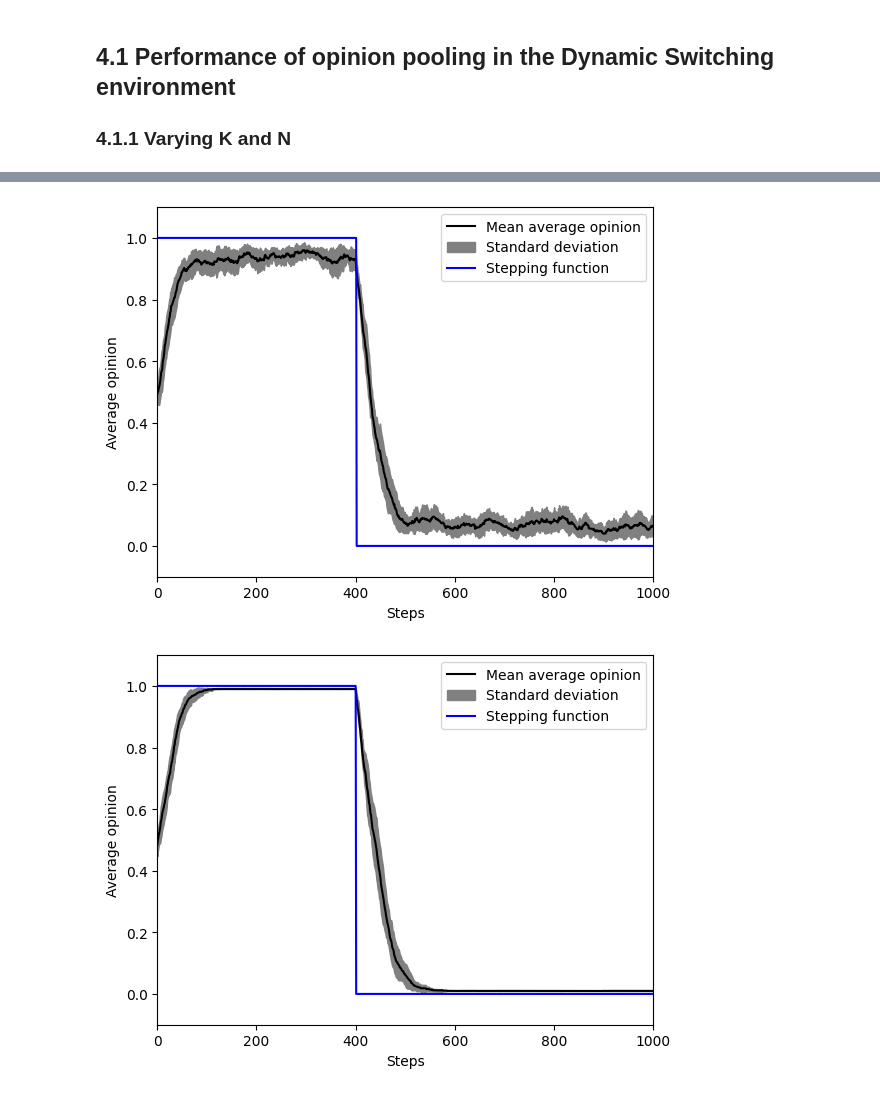
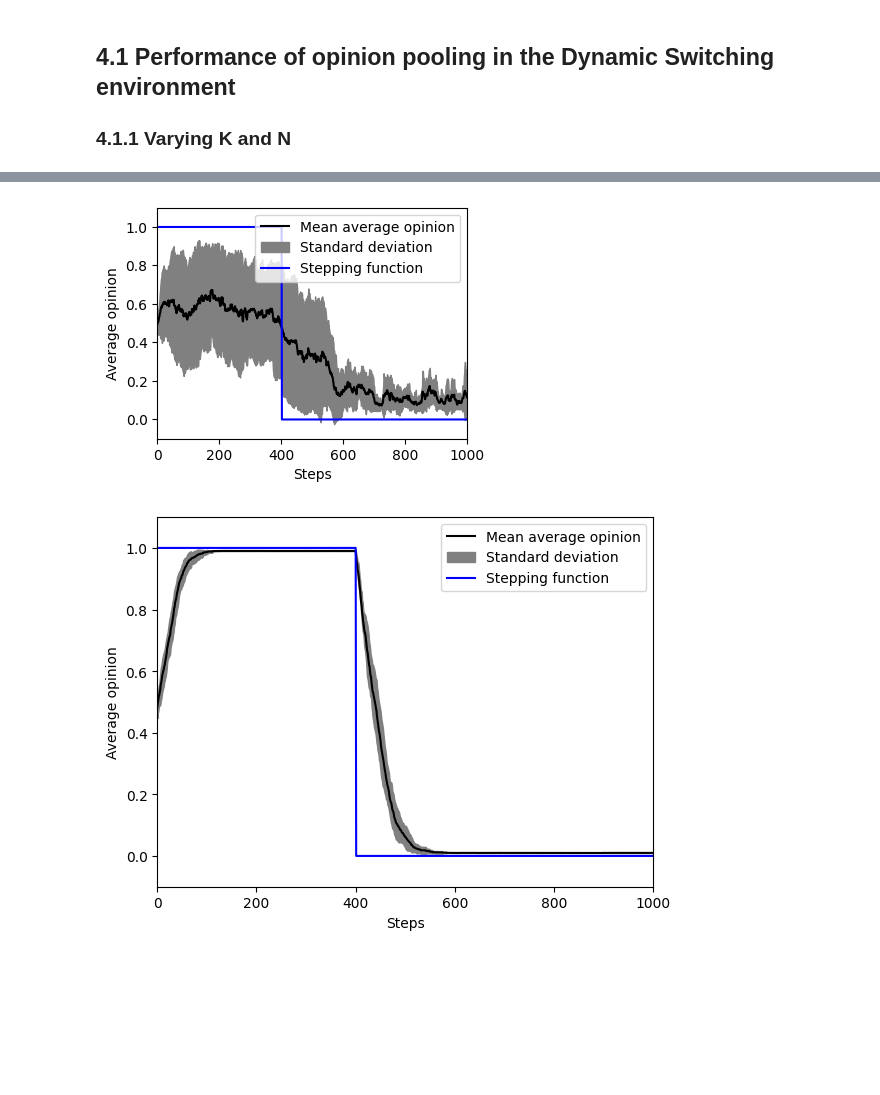
Before and after one commit to TheoLeVay1/Dynamic-Environments-in-Best-of-N, a Jupyter notebook: Model_experimentation.ipynb, the cells around one changed output, grey strips where cells are left out. Drawn from its saved outputs; the diff is of its cells as text; code cells hidden in the pictures; blank space fills up the shorter version.

```diff
--- a/Model_experimentation.ipynb
+++ b/Model_experimentation.ipynb
@@ -282,28 +229,0 @@ plt.savefig('PoolRateFigures/ProdOp/Switching/Reconvergent/VaryingThetaandK/std.
-# %%
-iterations = 10
-max_steps = 1000
-
-params = {"N": 50, "k": 3, "w": 1 , "alpha": 0.05, "epsilon" : 0.02, "inversion_rate" : 0.005,
-              "pooling" : True, "pool_rate" : 0.015,  "uniform" : False, "dynamics" : "switching",
-              "measures" : "none", "dynamic_point" : 400, "s_proportion" : 0}
-
-
-results = mesa.batch_run(Model, parameters=params, number_processes=1,
-                                 data_collection_period=1,display_progress=True,
-                iterations = iterations, max_steps=max_steps)
-
-results_df = pd.DataFrame(results)
-# %%
-iterations = 25
-max_steps = 400
-
-params = {"N": 50, "k": 10, "w": 1 , "alpha": 0.05, "epsilon" : 0.02, "inversion_rate" : 0,
-              "pooling" : True, "pool_rate" : 0.015,  "uniform" : False, "dynamics" : "none",
-              "measures" : "none", "dynamic_point" : 400, "s_proportion" : 0}
-
-
-results = mesa.batch_run(Model, parameters=params, number_processes=1,
-                                 data_collection_period=1,display_progress=True,
-                iterations = iterations, max_steps=max_steps)
-
-results_df = pd.DataFrame(results)
@@ -327,18 +308,18 @@ plt.show()
 # %%
-plot_average_opinion(results_df, iterations, max_steps)
+plot_average_opinion(results_df, iterations, max_steps, figsize = [4,3])
 # plt.xlim(0,400)
 # plt.ylim(0,1.2)
 plt.legend(loc = 1)
 plt.xlabel('Steps')
 plt.ylabel('Average opinion')
 plt.show()
 # plt.plot(results_df.Step, results_df["Option 1 quality"])
 
 # fig, ax = plt.subplots(figsize=(10, 5))
 
 # plt.savefig('PoolRateFigures/ProdOp/NonDynamic/VaryingKandN/50N10K.pdf', bbox_inches = 'tight')
 # %% [output]
-[figure, old version]
+[figure, new version]
 # %%
 plot_average_opinion(results_df, iterations, max_steps)
 # plt.xlim(0,400)
```
Also changed, not shown: parts of 11 cells of this notebook.
